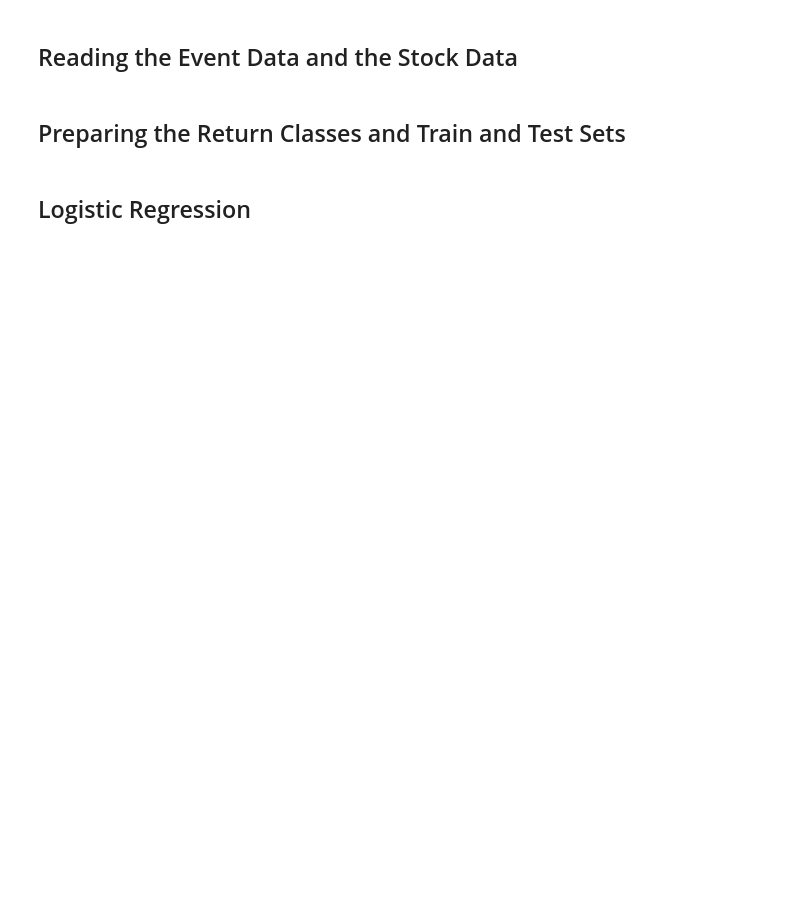
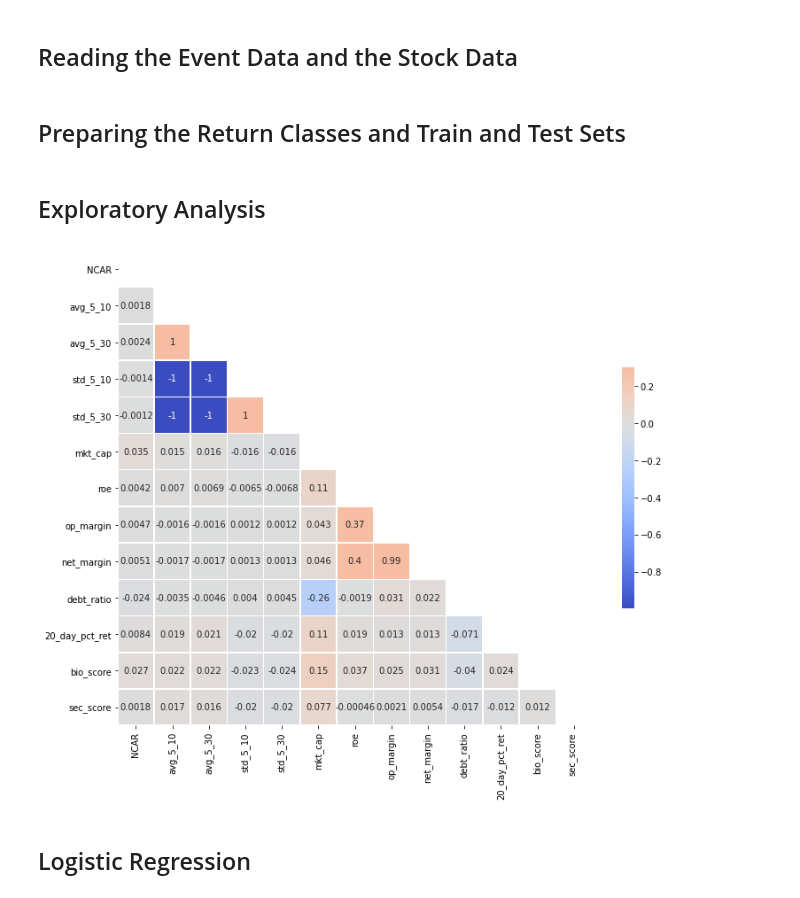
Before and after one commit to lameche99/The-Clinical-Trial-Effect, a Jupyter notebook: src/strategy.ipynb, the cells around one changed output. Drawn from its saved outputs; the diff is of its cells as text; code cells hidden in the pictures; blank space fills up the shorter version.

```diff
--- a/src/strategy.ipynb
+++ b/src/strategy.ipynb
@@ -13,7 +13,7 @@ import plotly.express as px
 conn = sqlite3.connect('final_data.db')
 
 # Replace 'your_table' with the actual table name and 'conn' with your database connection
-query = 'SELECT * FROM NCAR_FIN'
+query = 'SELECT * FROM features_complete'
 
 # Use the pandas read_sql function to read the data into a DataFrame
 events_df = pd.read_sql(query, conn)
@@ -37,3 +37,5 @@ quintiles = dh.qcut_data(target_col, num_cuts)
 dh.df['quintiles'] = quintiles
 labels = [str(label) for label in quintiles.unique()].sort()
 X_train, X_test, y_train, y_test = dh.train_test_split('quintiles', cols2exclude = exclude_cols, test_size=test_size)
+# %% [markdown]
+## Exploratory Analysis
@@ -40,3 +45,20 @@ X_train, X_test, y_train, y_test = dh.train_test_split('quintiles', cols2exclude
+# %%
+# Compute the correlation matrix
+corr = events_df.iloc[:,5:-1].corr()
+
+# Generate a mask for the upper triangle
+mask = np.triu(np.ones_like(corr, dtype=bool))
+
+# Set up the matplotlib figure
+plt.figure(figsize=(12, 10))
+
+# Draw the heatmap with the mask and correct aspect ratio
+sns.heatmap(corr, mask=mask, cmap='coolwarm', vmax=.3, center=0,
+            square=True, linewidths=.5, annot=True, cbar_kws={"shrink": .5})
+
+plt.show()
+# %% [output]
+[figure, added]
 # %% [markdown]
 ## Logistic Regression
 # %%
```
Also changed, not shown: parts of 8 cells of this notebook.
